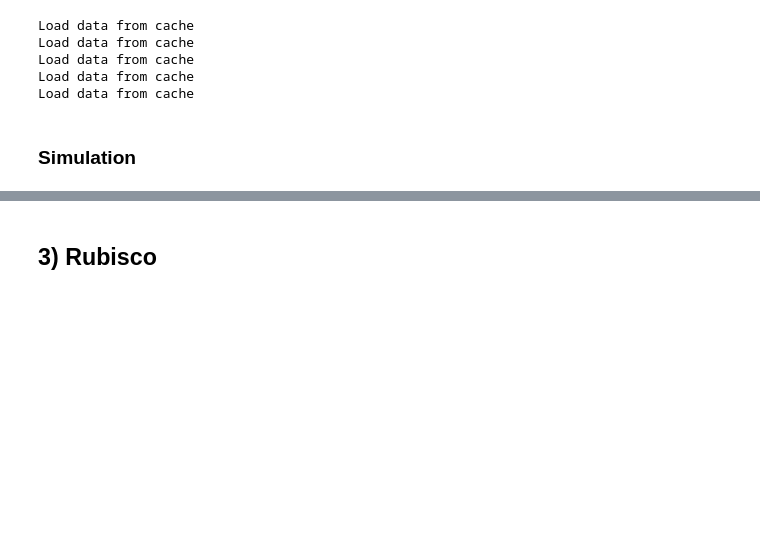
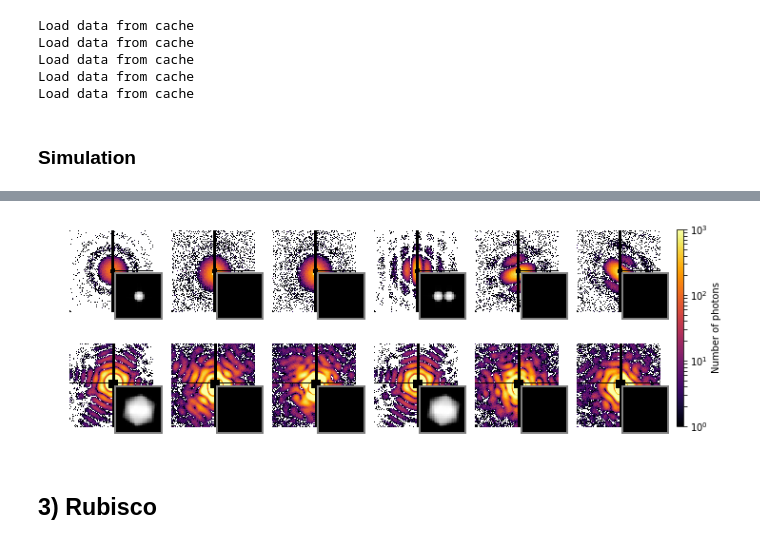
Before and after one commit to mhantke/esi_at_amo, a Jupyter notebook: notebooks/fig_diffraction.ipynb, the cells around one changed output, grey strips where cells are left out. Saved outputs shown, nothing was run; the diff lists cells and outputs as text; code cells hidden in the pictures; blank space fills up the shorter version.

Commit message:
prepared figure such that Benedikt can enter his bits for reconstructions

```diff
--- a/notebooks/fig_diffraction.ipynb
+++ b/notebooks/fig_diffraction.ipynb
@@ -76,6 +78,8 @@ def _read_image_from_davinci(run, i):
 run_tbsv = 135
 i_list_tbsv = [11,12,10,9]
 mask_tbsv, images_tbsv = read_data(run_tbsv, i=i_list_tbsv)
+Nx = mask_tbsv.shape[1]
+Ny = mask_tbsv.shape[0]
 # %% [output]
 Load data from cache
 Load data from cache
@@ -169,6 +131,8 @@ savefig("patterns_tbsv.png", dpi=600)
 run_cbx = 127
 i_list_cbx = [3,4,5,9,10]
 mask_cbx, images_cbx = read_data(run_cbx, i=i_list_cbx)
+Nx = mask_cbx.shape[1]
+Ny = mask_cbx.shape[0]
 # %% [output]
 Load data from cache
 Load data from cache
@@ -178,13 +142,16 @@ Load data from cache
 # %% [markdown]
 ### Simulation
 # %%
+ds_cbx = 8
+edge_length_cbx = 700
 wl = condor.source.Photon(energy_eV=800.).get_wavelength()
 S = condor.Source(wavelength=wl, focus_diameter=3.E-6, pulse_energy=0.05*1E-3)
-ds = 1
-D = condor.Detector(distance=0.250, pixel_size=75E-6*ds, nx=1024/ds, ny=1024/ds)
+D = condor.Detector(distance=0.250, pixel_size=75E-6, nx=Nx, ny=Ny)
 PI = condor.ParticleMap(diameter=100E-9, material_type="cell", geometry="icosahedron", rotation_formalism='random')
 EI = condor.Experiment(S, {"particle_map": PI}, D)
 resI = EI.propagate()
 inI = resI['entry_1']['data_1']['data']
-rsI = spimage.crop(abs(fftshift(ifftn(fftshift(resI['entry_1']['data_1']['data_fourier'])))), 20)
+rsI = spimage.crop(abs(fftshift(ifftn(fftshift(resI['entry_1']['data_1']['data_fourier'])))), 30)
+sims_cbx = [array(poisson(inI), dtype='f'), array(poisson(inI), dtype='f')]
+rssims_cbx = [rsI, rsI]
 #imshow(log10(poisson(abs(inI))))
@@ -191 +160,8 @@ rsI = spimage.crop(abs(fftshift(ifftn(fftshift(resI['entry_1']['data_1']['data_f
+# %%
+rec11 = zeros(shape=(30,30))
+rec12 = zeros(shape=(30,30))
+rec21 = zeros(shape=(30,30))
+rec22 = zeros(shape=(30,30))
+
+rsrecs_cbx = [rec11, rec12, rec21, rec22]
 # %% [markdown]
@@ -236,3 +169,62 @@ savefig("patterns_cbx.png", dpi=400, transparent=True)
+# %%
+from matplotlib.font_manager import FontProperties
+font_b = FontProperties().copy()
+font_b.set_weight('bold')
+font_n = FontProperties().copy()
+
+sf = 0.5
+fw = sf*20
+fh = sf*7
+fr = fw/fh
+fig= figure(figsize=(fw,fh))
+Nax = 6
+w = 1/float(2.2+Nax)
+h = 0.9/2.
+x0 = linspace(0.01, 0.75, Nax)
+y0 = 0.05/2.
+
+axs1 = [fig.add_axes([x0i,y0+h+y0,w,h]) for x0i in x0]
+axs1_is = [fig.add_axes([x0i+w*0.55,y0+h+y0,w*0.55,h*0.55]) for x0i in x0]
+axs2 = [fig.add_axes([x0i,y0,w,h]) for x0i in x0]
+axs2_is = [fig.add_axes([x0i+w*0.55,y0,w*0.55,h*0.55]) for x0i in x0]
+axc = fig.add_axes([0.75+w*1.2, 0.08, 0.01, 0.9-0.08])
+
+cmap = 'inferno'
+for axs, axs_is, images, mask, sims, ds, edge_length in zip([axs1, axs2], [axs1_is, axs2_is],
+                                                           [images_tbsv, images_cbx], [mask_tbsv, mask_cbx], [sims_tbsv, sims_cbx],
+                                                           [ds_tbsv, ds_cbx], [edge_length_tbsv, edge_length_cbx]):
+
+    for ax,_img in zip(axs, [sims[0]] + [images[0]] + [images[1]] + [sims[1]] + [images[2]] + [images[3]]):
+        img = _img.copy()
+        img[img<0.75] = 0
+        msk = mask
+        if crop_length is not None:
+            img = spimage.crop(img, cropLength=edge_length, center=(512+25, 512))
+            msk = spimage.crop(msk, cropLength=edge_length, center=(512+25, 512))
+        img, msk = spimage.binImage(img, ds, msk=msk==0, output_binned_mask=True)
+        ax.imshow(img, norm=LogNorm(1, 1000), cmap=cmap, interpolation="nearest")
+        ax.imshow(log10((1-msk)*10), cmap="binary_r")
+        ax.set_axis_off()
+colorbar(mappable=im, cax=axc, label="Number of photons")
+
+for axs, axs_is, rsrecs, rssims in zip([axs1, axs2], [axs1_is, axs2_is],
+                                       [rsrecs_tbsv, rsrecs_cbx], [rssims_tbsv, rssims_cbx]):
+    for ax,data in zip(axs_is, [rssims[0], rsrecs[0], rsrecs[1], rssims[1], rsrecs[2], rsrecs[3]]):
+        ax.imshow(data, cmap='binary_r', interpolation='nearest')
+        plt.setp(ax.spines.values(), color="gray", lw=2)
+        ax.set_xticks([])
+        ax.set_yticks([])
+
+#axs[0].annotate("a", (0.,1.2), xycoords="axes fraction",ha="right", va="top", fontproperties=font_b)
+#axs[0].annotate("Simulation", (0.5,1.15), xycoords="axes fraction",ha="center", va="top", fontproperties=font_n)
+#axs[1].annotate("Measurement", (1.1,1.15), xycoords="axes fraction",ha="center", va="top", fontproperties=font_n)
+#axs[3].annotate("b", (0.,1.2), xycoords="axes fraction",ha="right", va="top", fontproperties=font_b)
+#axs[3].annotate("Simulation", (0.5,1.15), xycoords="axes fraction",ha="center", va="top", fontproperties=font_n)
+#axs[4].annotate("Measurement", (1.1,1.15), xycoords="axes fraction",ha="center", va="top", fontproperties=font_n)
+
+#savefig("patterns_tbsv.png", dpi=600)
+# %% [output]
+[figure, added]
 # %% [markdown]
 ## 3) Rubisco
 # %% [markdown]
```
Also changed, not shown: parts of 9 cells of this notebook.
